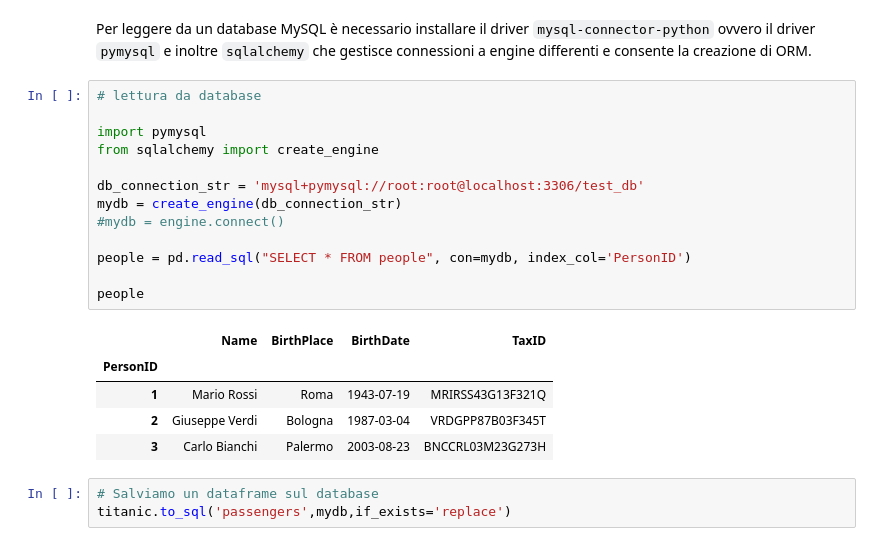
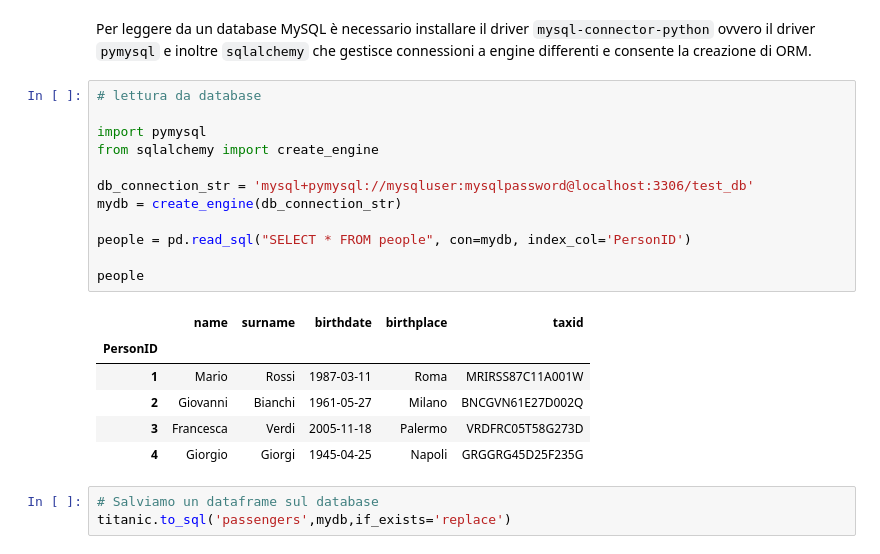
Before and after one commit to fredffsixty/Big-Data, a Jupyter notebook: Introduzione a Pandas.ipynb, the cells around one changed output. Cells and saved outputs as stored; diff of their text form.

```diff
--- a/Introduzione a Pandas.ipynb
+++ b/Introduzione a Pandas.ipynb
@@ -87,22 +82,22 @@ Per leggere da un database MySQL è necessario installare il driver `mysql-conne
 # %%
 # lettura da database
 
 import pymysql
 from sqlalchemy import create_engine
 
-db_connection_str = 'mysql+pymysql://root:root@localhost:3306/test_db'
+db_connection_str = 'mysql+pymysql://mysqluser:mysqlpassword@localhost:3306/test_db'
 mydb = create_engine(db_connection_str)
-#mydb = engine.connect()
 
 people = pd.read_sql("SELECT * FROM people", con=mydb, index_col='PersonID')
 
 people
 # %% [output]
-|  | Name | BirthPlace | BirthDate | TaxID |
-| PersonID |  |  |  |  |
-| 1 | Mario Rossi | Roma | 1943-07-19 | MRIRSS43G13F321Q |
-| 2 | Giuseppe Verdi | Bologna | 1987-03-04 | VRDGPP87B03F345T |
-| 3 | Carlo Bianchi | Palermo | 2003-08-23 | BNCCRL03M23G273H |
+|  | name | surname | birthdate | birthplace | taxid |
+| PersonID |  |  |  |  |  |
+| 1 | Mario | Rossi | 1987-03-11 | Roma | MRIRSS87C11A001W |
+| 2 | Giovanni | Bianchi | 1961-05-27 | Milano | BNCGVN61E27D002Q |
+| 3 | Francesca | Verdi | 2005-11-18 | Palermo | VRDFRC05T58G273D |
+| 4 | Giorgio | Giorgi | 1945-04-25 | Napoli | GRGGRG45D25F235G |
 # %%
 # Salviamo un dataframe sul database
 titanic.to_sql('passengers',mydb,if_exists='replace')
```
Also changed, not shown: parts of 10 cells of this notebook.
